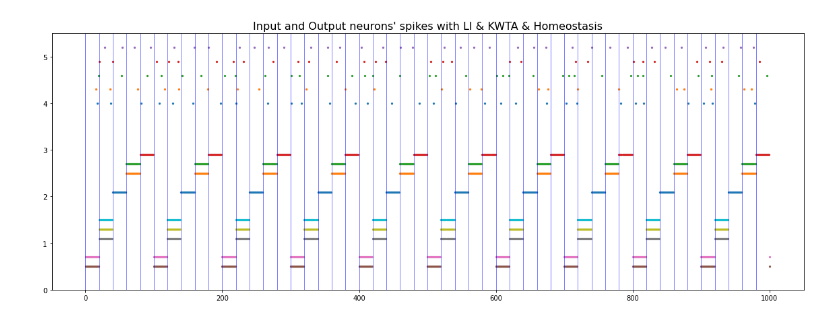
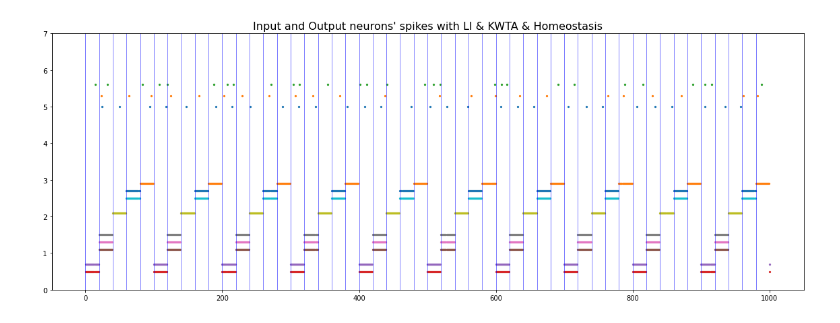
Before and after one commit to alia-asl/Intro2Conex, a Jupyter notebook: proj4.ipynb, the cells around one changed output. Cells and saved outputs as stored; diff of their text form; code cells hidden in the pictures.

Commit message:
different pattern neuron

```diff
--- a/proj4.ipynb
+++ b/proj4.ipynb
@@ -23,11 +23,12 @@ from conex.behaviors.neurons.neuron_types.lif_neurons import LIF, ELIF
 from conex.behaviors.neurons import ActivityBaseHomeostasis, VoltageBaseHomeostasis
 from conex.behaviors.network.time_resolution import TimeResolution
 
-COUNTS = 5
+PATTERNS_COUNTS = 5
+OUT_COUNTS = 3
 LEN = 3
 ITERS = 1000
 
-SIZE = COUNTS * LEN
+SIZE = PATTERNS_COUNTS * LEN
 TIME = 30
 NORM = 15
 USE_LI = True
@@ -37,14 +38,18 @@ USE_AH = True # activity based homeostasis
 
 patterns = []
 pats = [
-    [1, 1, 0],
-    [1, 1, 1],
-    [0, 0, 1],
-    [0, 1, 1],
-    [1, 0, 0],
+    [1, 1, 0],#6
+    [1, 1, 1],#7
+    [0, 0, 1],#1
+    [0, 1, 1],#3
+    [1, 0, 0],#4
+    [0, 1, 0],#2
+    [1, 0, 1],#5
+
 ]
-for i in range(COUNTS):
-    p =torch.zeros(COUNTS * LEN)
+
+for i in range(PATTERNS_COUNTS):
+    p =torch.zeros(PATTERNS_COUNTS * LEN)
     p[i * LEN: (i+1) * LEN] = torch.tensor(pats[i])
     patterns.append(p)
 
@@ -92,16 +97,15 @@ if USE_LI:
 if USE_KWTA:
     all_out_behs[300] = KWTABehavior(k=1)
 
-out_ng = NeuronGroup(net=net, size=COUNTS, tag='out', behavior=all_out_behs)
+out_ng = NeuronGroup(net=net, size=OUT_COUNTS, tag='out', behavior=all_out_behs)
 synapsis_input_out = SynapseGroup(net=net, src=input_layer, dst=out_ng, behavior={
                                     **prioritize_behaviors(
                                       [
                                         SynapseInit(), # 2
-                                        WeightInitializer(mode='random', weight_shape=(COUNTS * LEN, COUNTS), scale=1 + NORM // SIZE), # 3
+                                        WeightInitializer(mode='random', weight_shape=(PATTERNS_COUNTS * LEN, OUT_COUNTS), scale=1 + NORM // SIZE), # 3
                                         SimpleDendriticInput(), # 180
                                         SimpleSTDP(a_plus=10, a_minus=10), # 400
-                                        WeightNormalization(norm=NORM), # 420
-
+                                        WeightNormalization(norm=NORM) # 420
                                       ]),
                                       500: Recorder(variables=['weights']),}
                                     , tag="Proximal")
@@ -202,33 +206,33 @@ fig, ax = plt.subplots(1, 1, figsize=(20, 7))
 
 # plot output neurons
 spikes = out_ng['spikes'][0]
 for i in spikes[:, 1].unique():
     times = spikes[:, 1] == i
-    ax.scatter(x=spikes[times][:, 0], y=4 + 0.3 * i * torch.ones(times.sum()), marker='.', s=20)
+    ax.scatter(x=spikes[times][:, 0], y=5 + 0.3 * i * torch.ones(times.sum()), marker='.', s=20)
 
 # plot input neurons
 spikes = input_layer['spikes'][0]
 for i in spikes[:, 1].unique():
     times = spikes[:, 1] == i
     ax.scatter(x=spikes[times][:, 0], y=0.5 + 0.2 * i * torch.ones(times.sum()), marker='.', s=20)
 
 # add lines
 for i in range(0, ITERS, 20):
     ax.axvline(i, color="blue", linewidth=0.5)
 
-ax.set_ylim(0, 5.5)
+ax.set_ylim(0, 7)
 title = "Input and Output neurons' spikes"
 if USE_KWTA:
     if USE_LI:
         title += " with LI & KWTA"
         if USE_AH or USE_VH:
             title += " & Homeostasis"
     else:
         title += " with KWTA"
 elif USE_LI:
     title += " with LI"
 
 ax.set_title(title, fontsize=16)
 plt.show()
 # %% [output]
-[figure, old version]
+[figure, new version]
```
Also changed, not shown: parts of 2 cells of this notebook, 1 other file.
